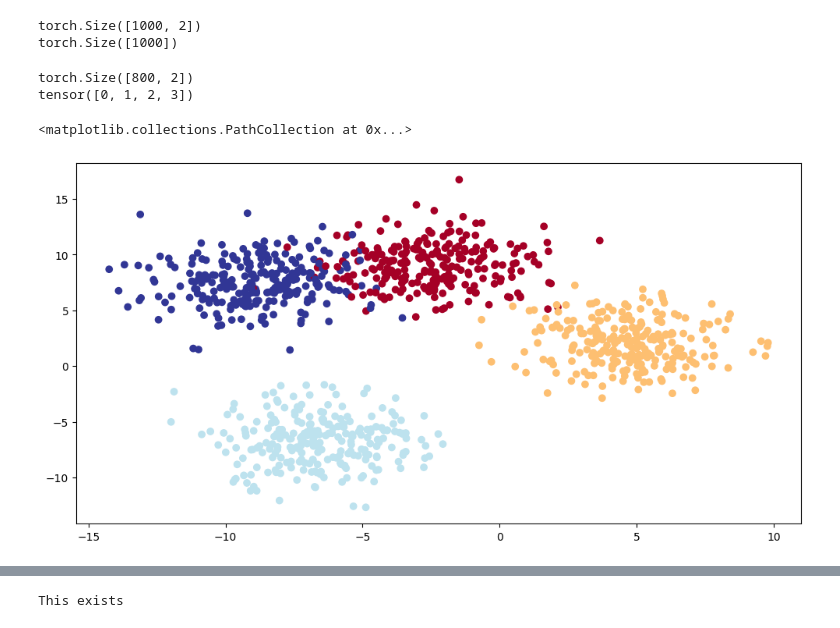
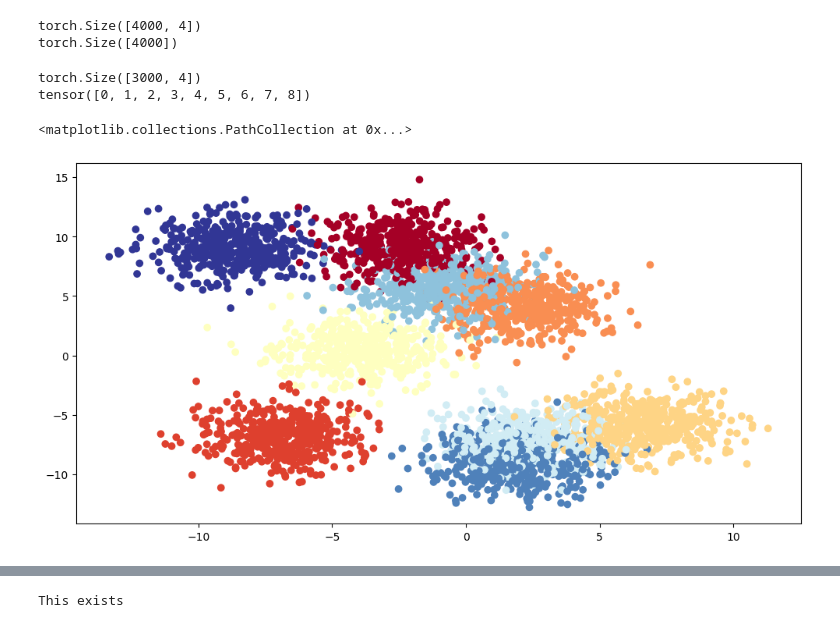
Before and after one commit to SIShanto/02_NN_Classification, a Jupyter notebook: 02_Multi_Class_classification.ipynb, the cells around one changed output, grey strips where cells are left out. Drawn from its saved outputs; the diff is of its cells as text; code cells hidden in the pictures.

```diff
--- a/02_Multi_Class_classification.ipynb
+++ b/02_Multi_Class_classification.ipynb
@@ -6,16 +6,16 @@ from sklearn.datasets import make_blobs
 from sklearn.model_selection import train_test_split
 import matplotlib.pyplot as plt
 # %%
-num_classes=4
-num_features=2
+num_classes=9
+num_features=4
 random_seed=42
 
 # create mutliclass datasets
 
-X_blob,y_blob=make_blobs(n_samples=1000,
+X_blob,y_blob=make_blobs(n_samples=4000,
                          n_features=num_features,
                          centers=num_classes,
-                         cluster_std=2,
+                         cluster_std=1.5,
                          random_state=random_seed)
 
 #Turn data into tensors
@@ -25,24 +25,24 @@ y_blob= torch.from_numpy(y_blob).type(torch.LongTensor)
 print(X_blob.shape)
 print(y_blob.shape)
 # %% [output]
-torch.Size([1000, 2])
-torch.Size([1000])
+torch.Size([4000, 4])
+torch.Size([4000])
 # %%
 #Split
 
-X_train,X_test,y_train,y_test=train_test_split(X_blob,y_blob, test_size=0.2, random_state=random_seed)
+X_train,X_test,y_train,y_test=train_test_split(X_blob,y_blob, test_size=0.25, random_state=random_seed)
 
 print(X_train.shape)
 print(torch.unique(y_train))
 
 # plot data
 plt.figure(figsize=(12,6))
 plt.scatter(X_blob[:,0], X_blob[:,1], c=y_blob, cmap= plt.cm.RdYlBu)
 # %% [output]
-torch.Size([800, 2])
-tensor([0, 1, 2, 3])
+torch.Size([3000, 4])
+tensor([0, 1, 2, 3, 4, 5, 6, 7, 8])
 <matplotlib.collections.PathCollection at 0x...>
-[figure, old version]
+[figure, new version]
 # %%
 ## Make the model
 
```
Also changed, not shown: parts of 10 cells of this notebook.
